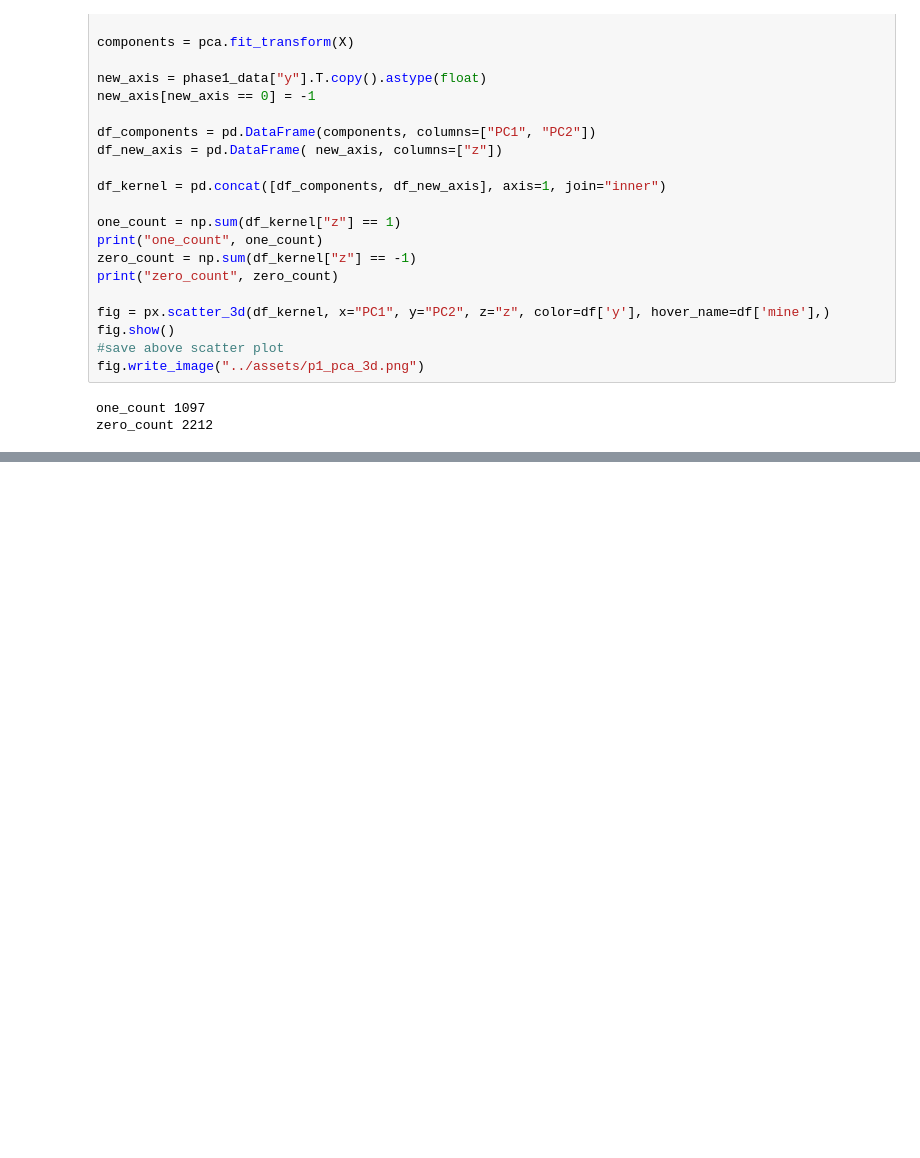
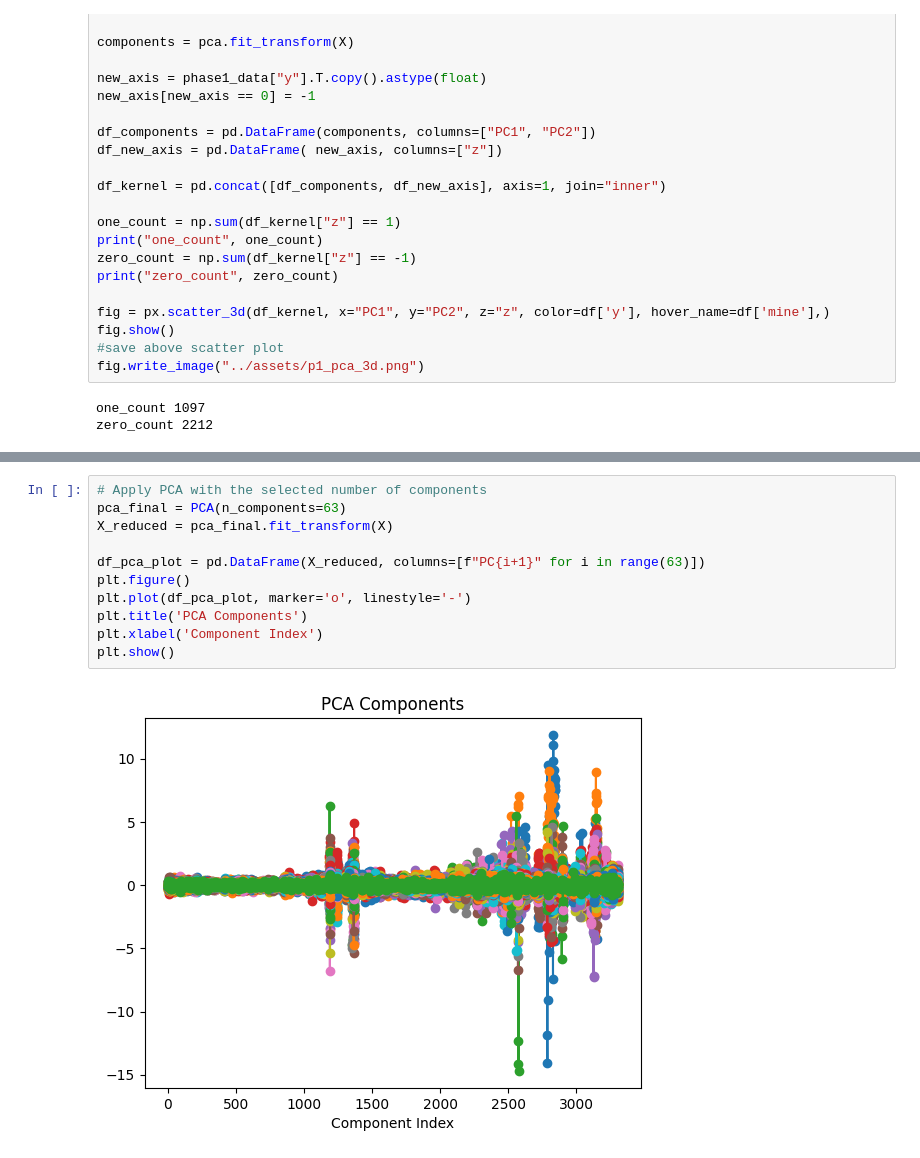
Before and after one commit to kanwarSINGH03/acoustic_signal_classification, a Jupyter notebook: analysis/phase1_analysis.ipynb, the cells around one changed output, grey strips where cells are left out. Saved outputs shown, nothing was run; the diff lists cells and outputs as text; blank space fills up the shorter version.

```diff
--- a/analysis/phase1_analysis.ipynb
+++ b/analysis/phase1_analysis.ipynb
@@ -65,0 +128,13 @@ zero_count 2212
+# %%
+# Apply PCA with the selected number of components
+pca_final = PCA(n_components=63)
+X_reduced = pca_final.fit_transform(X)
+
+df_pca_plot = pd.DataFrame(X_reduced, columns=[f"PC{i+1}" for i in range(63)])
+plt.figure()
+plt.plot(df_pca_plot, marker='o', linestyle='-')
+plt.title('PCA Components')
+plt.xlabel('Component Index')
+plt.show()
+# %% [output]
+[figure, added]
```
Also changed, not shown: parts of 5 cells of this notebook, 5 other files.
